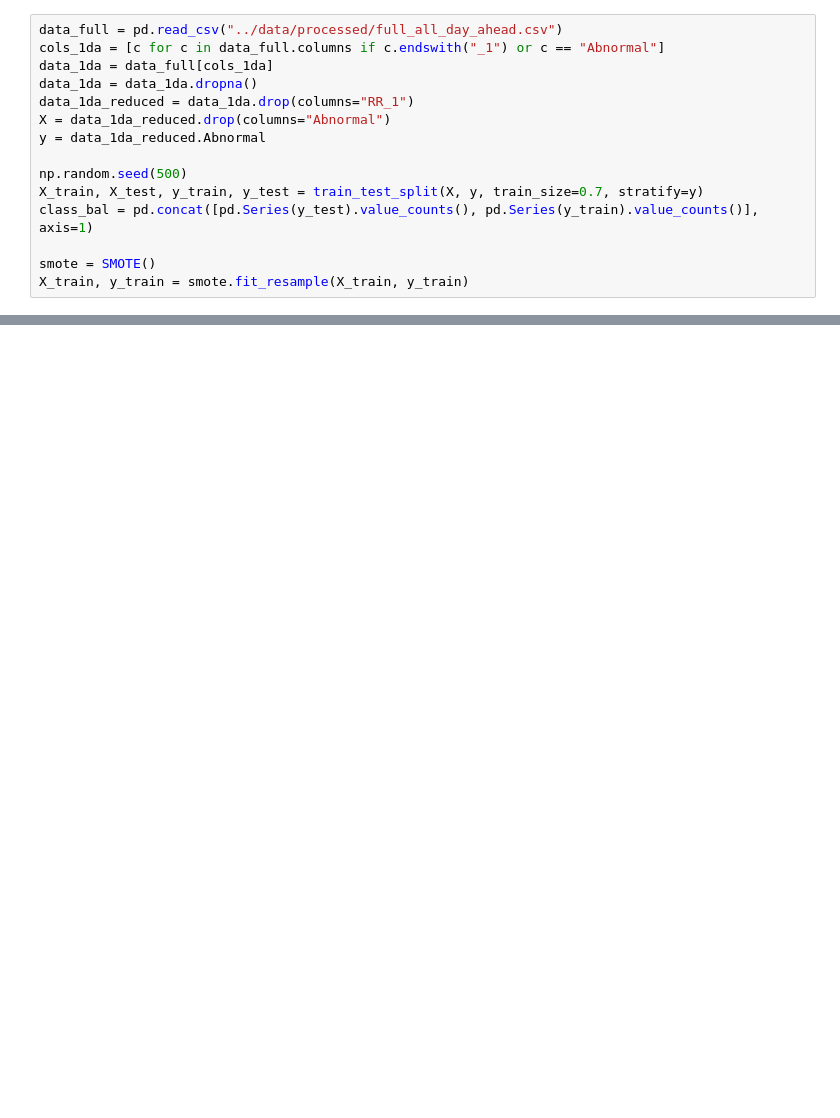
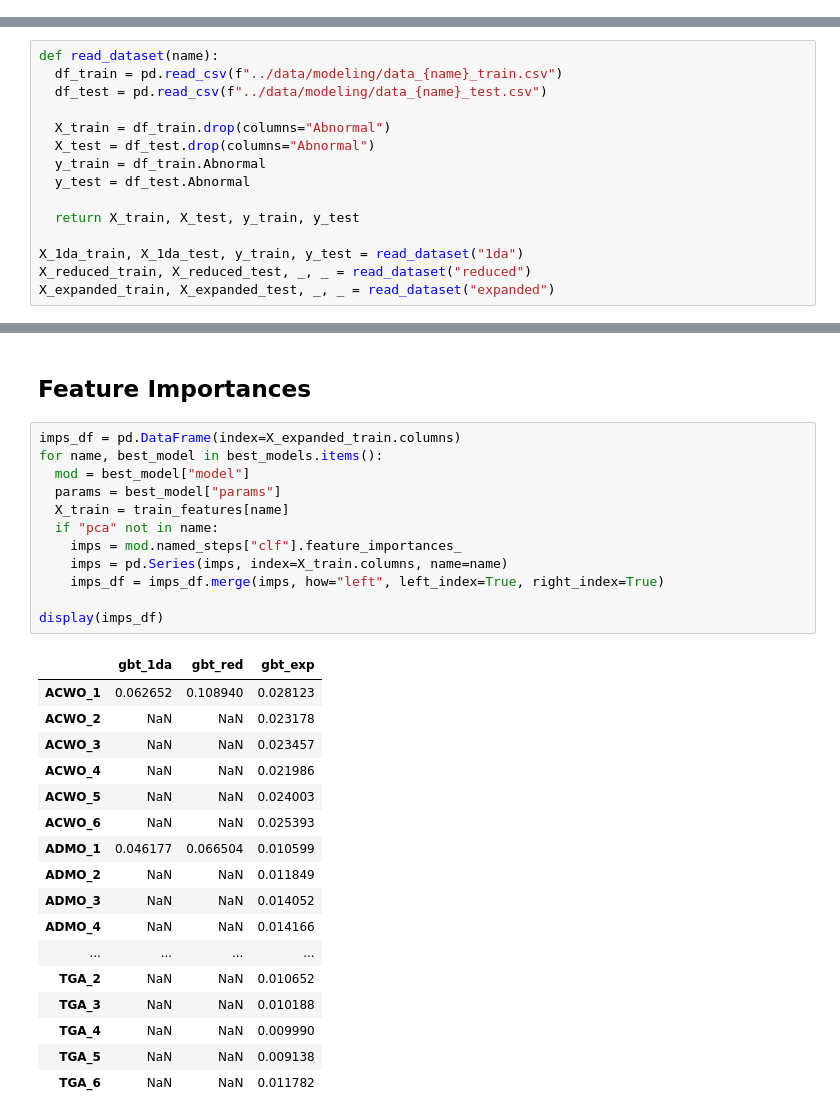
Before and after one commit to willcoughlin/predicting-abnormal-grid-conditions, a Jupyter notebook: notebooks/ensemble.ipynb, the cells around one changed output, grey strips where cells are left out. Cells and saved outputs as stored; diff of their text form; blank space fills up the shorter version.

```diff
--- a/notebooks/ensemble.ipynb
+++ b/notebooks/ensemble.ipynb
@@ -16,15 +14,0 @@ from xgboost import XGBClassifier
-# %%
-data_full = pd.read_csv("../data/processed/full_all_day_ahead.csv")
-cols_1da = [c for c in data_full.columns if c.endswith("_1") or c == "Abnormal"]
-data_1da = data_full[cols_1da]
-data_1da = data_1da.dropna()
-data_1da_reduced = data_1da.drop(columns="RR_1")
-X = data_1da_reduced.drop(columns="Abnormal")
-y = data_1da_reduced.Abnormal
-
-np.random.seed(500)
-X_train, X_test, y_train, y_test = train_test_split(X, y, train_size=0.7, stratify=y)
-class_bal = pd.concat([pd.Series(y_test).value_counts(), pd.Series(y_train).value_counts()], axis=1)
-
-smote = SMOTE()
-X_train, y_train = smote.fit_resample(X_train, y_train)
@@ -32,0 +17,15 @@ X_train_reduced = X_train.drop(columns=["DPB_1", "DPH_1", "HTH_1", "TAGI_1", "RR
+# %%
+def read_dataset(name):
+  df_train = pd.read_csv(f"../data/modeling/data_{name}_train.csv")
+  df_test = pd.read_csv(f"../data/modeling/data_{name}_test.csv")
+
+  X_train = df_train.drop(columns="Abnormal")
+  X_test = df_test.drop(columns="Abnormal")
+  y_train = df_train.Abnormal
+  y_test = df_test.Abnormal
+
+  return X_train, X_test, y_train, y_test
+
+X_1da_train, X_1da_test, y_train, y_test = read_dataset("1da")
+X_reduced_train, X_reduced_test, _, _ = read_dataset("reduced")
+X_expanded_train, X_expanded_test, _, _ = read_dataset("expanded")
@@ -73,0 +140,32 @@ for name, model_config in model_configs.items():
+# %% [markdown]
+## Feature Importances
+# %%
+imps_df = pd.DataFrame(index=X_expanded_train.columns)
+for name, best_model in best_models.items():
+  mod = best_model["model"]
+  params = best_model["params"]
+  X_train = train_features[name]
+  if "pca" not in name:
+    imps = mod.named_steps["clf"].feature_importances_
+    imps = pd.Series(imps, index=X_train.columns, name=name)
+    imps_df = imps_df.merge(imps, how="left", left_index=True, right_index=True)
+
+display(imps_df)
+# %% [output]
+|  | gbt_1da | gbt_red | gbt_exp |
+| ACWO_1 | 0.062652 | 0.108940 | 0.028123 |
+| ACWO_2 | NaN | NaN | 0.023178 |
+| ACWO_3 | NaN | NaN | 0.023457 |
+| ACWO_4 | NaN | NaN | 0.021986 |
+| ACWO_5 | NaN | NaN | 0.024003 |
+| ACWO_6 | NaN | NaN | 0.025393 |
+| ADMO_1 | 0.046177 | 0.066504 | 0.010599 |
+| ADMO_2 | NaN | NaN | 0.011849 |
+| ADMO_3 | NaN | NaN | 0.014052 |
+| ADMO_4 | NaN | NaN | 0.014166 |
+| ... | ... | ... | ... |
+| TGA_2 | NaN | NaN | 0.010652 |
+| TGA_3 | NaN | NaN | 0.010188 |
+| TGA_4 | NaN | NaN | 0.009990 |
+| TGA_5 | NaN | NaN | 0.009138 |
+| TGA_6 | NaN | NaN | 0.011782 |
```
Also changed, not shown: parts of 15 cells of this notebook.
